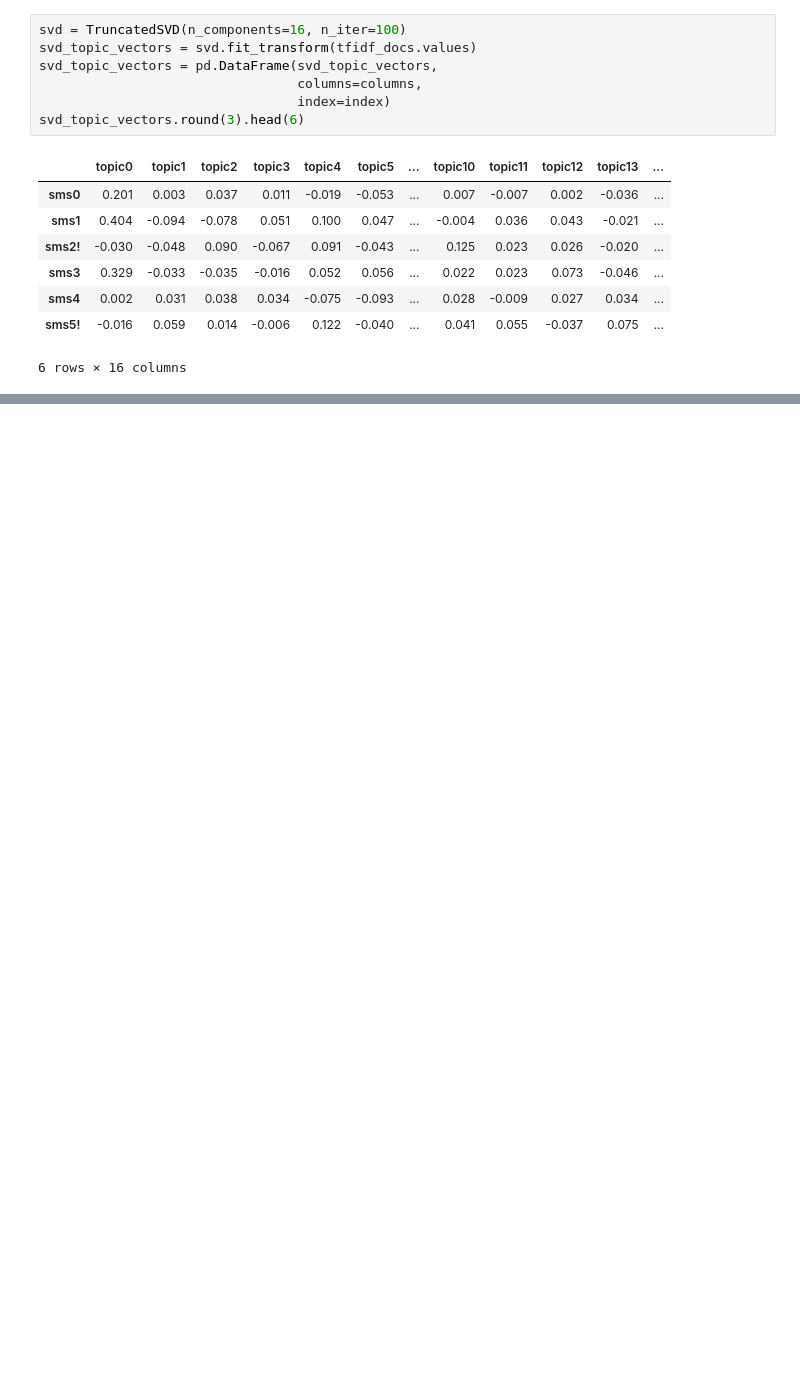
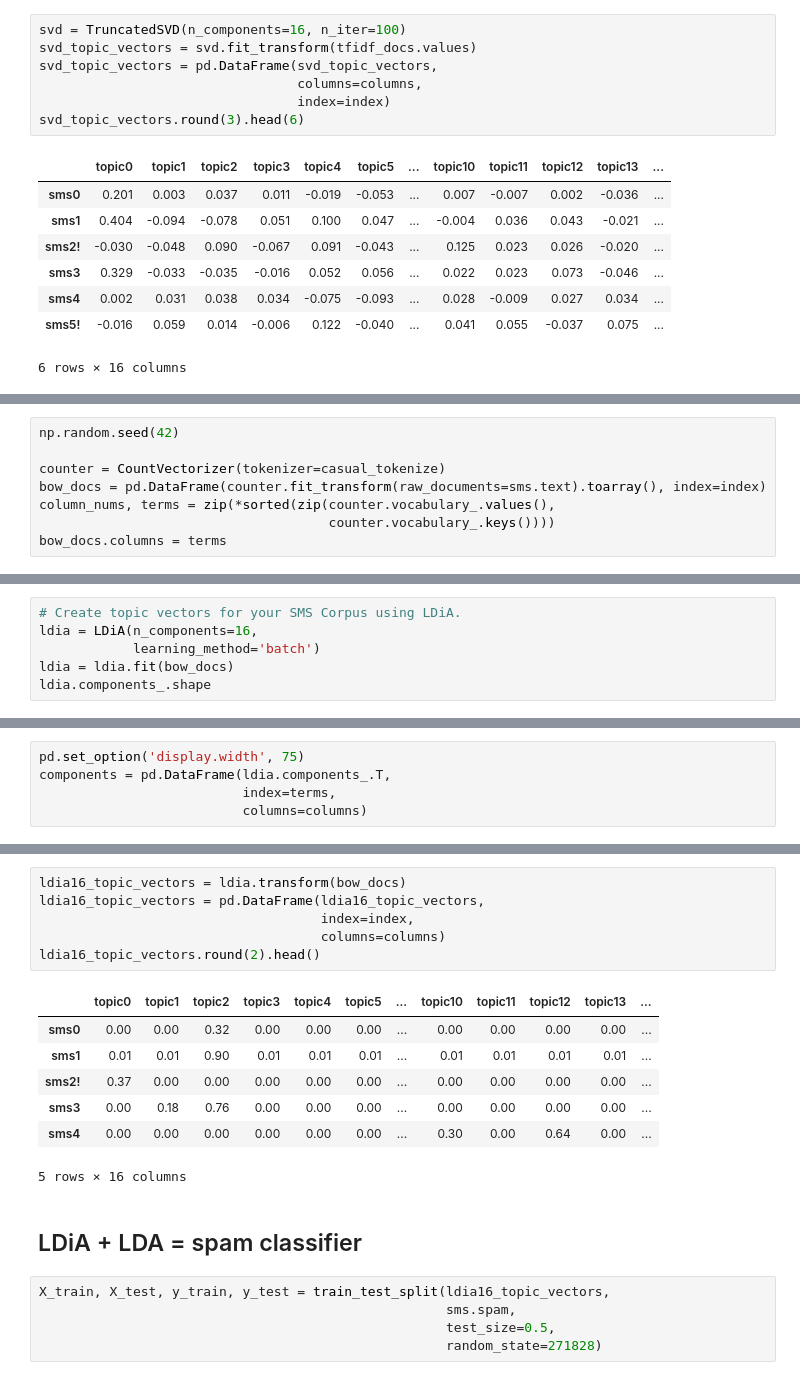
Before and after one commit to alextanhongpin/natural-language-processing-in-action, a Jupyter notebook: 04_semantic_analysis/main.ipynb, the cells around one changed output, grey strips where cells are left out. Saved outputs shown, nothing was run; the diff lists cells and outputs as text; blank space fills up the shorter version.

```diff
--- a/04_semantic_analysis/main.ipynb
+++ b/04_semantic_analysis/main.ipynb
@@ -370,0 +412,8 @@ svd_topic_vectors.round(3).head(6)
+# %%
+np.random.seed(42)
+
+counter = CountVectorizer(tokenizer=casual_tokenize)
+bow_docs = pd.DataFrame(counter.fit_transform(raw_documents=sms.text).toarray(), index=index)
+column_nums, terms = zip(*sorted(zip(counter.vocabulary_.values(),
+                                     counter.vocabulary_.keys())))
+bow_docs.columns = terms
@@ -370,0 +433,6 @@ svd_topic_vectors.round(3).head(6)
+# %%
+# Create topic vectors for your SMS Corpus using LDiA.
+ldia = LDiA(n_components=16,
+            learning_method='batch')
+ldia = ldia.fit(bow_docs)
+ldia.components_.shape
@@ -370,0 +441,5 @@ svd_topic_vectors.round(3).head(6)
+# %%
+pd.set_option('display.width', 75)
+components = pd.DataFrame(ldia.components_.T,
+                          index=terms,
+                          columns=columns)
@@ -370,0 +468,21 @@ svd_topic_vectors.round(3).head(6)
+# %%
+ldia16_topic_vectors = ldia.transform(bow_docs)
+ldia16_topic_vectors = pd.DataFrame(ldia16_topic_vectors,
+                                    index=index,
+                                    columns=columns)
+ldia16_topic_vectors.round(2).head()
+# %% [output]
+|  | topic0 | topic1 | topic2 | topic3 | topic4 | topic5 | ... | topic10 | topic11 | topic12 | topic13 | ... |
+| sms0 | 0.00 | 0.00 | 0.32 | 0.00 | 0.00 | 0.00 | ... | 0.00 | 0.00 | 0.00 | 0.00 | ... |
+| sms1 | 0.01 | 0.01 | 0.90 | 0.01 | 0.01 | 0.01 | ... | 0.01 | 0.01 | 0.01 | 0.01 | ... |
+| sms2! | 0.37 | 0.00 | 0.00 | 0.00 | 0.00 | 0.00 | ... | 0.00 | 0.00 | 0.00 | 0.00 | ... |
+| sms3 | 0.00 | 0.18 | 0.76 | 0.00 | 0.00 | 0.00 | ... | 0.00 | 0.00 | 0.00 | 0.00 | ... |
+| sms4 | 0.00 | 0.00 | 0.00 | 0.00 | 0.00 | 0.00 | ... | 0.30 | 0.00 | 0.64 | 0.00 | ... |
+5 rows × 16 columns
+# %% [markdown]
+## LDiA + LDA = spam classifier
+# %%
+X_train, X_test, y_train, y_test = train_test_split(ldia16_topic_vectors,
+                                                    sms.spam,
+                                                    test_size=0.5,
+                                                    random_state=271828)
```
Also changed, not shown: parts of 36 cells of this notebook.
